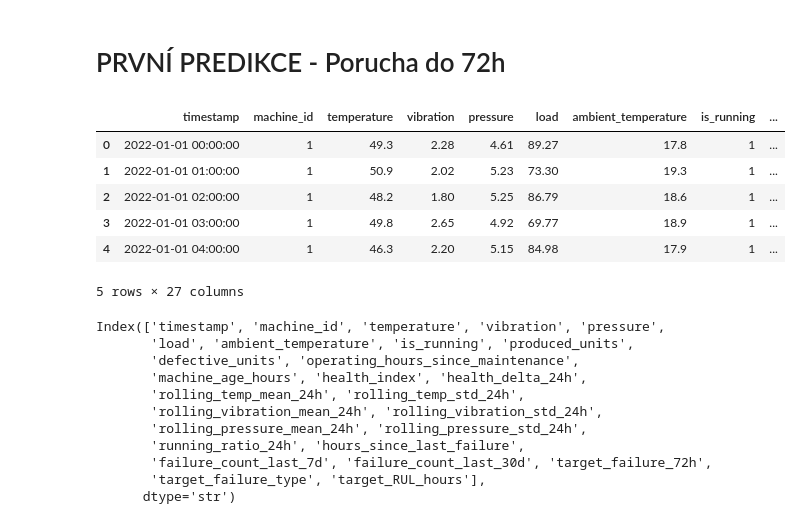
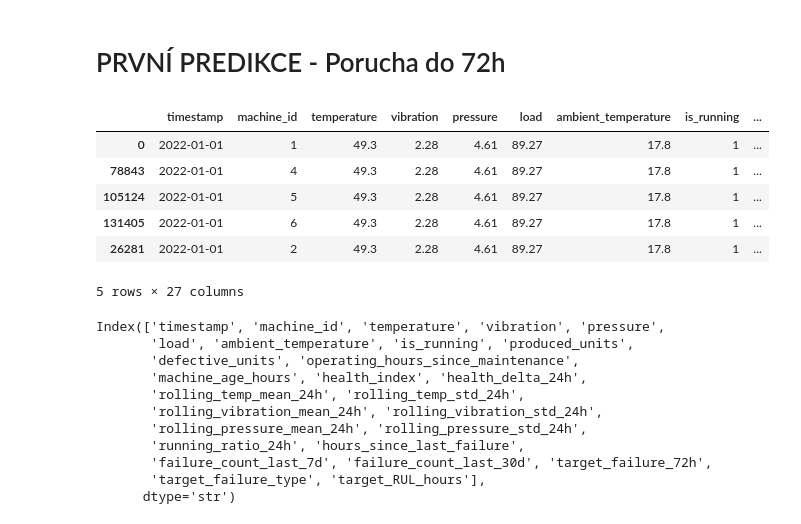
Before and after one commit to jiravo/diplomova-prace, a Jupyter notebook: predictive/failure_72h.ipynb, the cells around one changed output. Cells and saved outputs as stored; diff of their text form; code cells hidden in the pictures.

```diff
--- a/predictive/failure_72h.ipynb
+++ b/predictive/failure_72h.ipynb
@@ -3,16 +3,17 @@
 # %%
 import pandas as pd
 import matplotlib.pyplot as plt
 
-
+# Načtení datasetu
 df = pd.read_csv("../data/ML/Predictive_Dataset.csv", parse_dates=["timestamp"])
-
+df = df.sort_values("timestamp")
+# Kontrola dat
 df.head()
 # %% [output]
 |  | timestamp | machine_id | temperature | vibration | pressure | load | ambient_temperature | is_running | ... |
-| 0 | 2022-01-01 00:00:00 | 1 | 49.3 | 2.28 | 4.61 | 89.27 | 17.8 | 1 | ... |
-| 1 | 2022-01-01 01:00:00 | 1 | 50.9 | 2.02 | 5.23 | 73.30 | 19.3 | 1 | ... |
-| 2 | 2022-01-01 02:00:00 | 1 | 48.2 | 1.80 | 5.25 | 86.79 | 18.6 | 1 | ... |
-| 3 | 2022-01-01 03:00:00 | 1 | 49.8 | 2.65 | 4.92 | 69.77 | 18.9 | 1 | ... |
-| 4 | 2022-01-01 04:00:00 | 1 | 46.3 | 2.20 | 5.15 | 84.98 | 17.9 | 1 | ... |
+| 0 | 2022-01-01 | 1 | 49.3 | 2.28 | 4.61 | 89.27 | 17.8 | 1 | ... |
+| 78843 | 2022-01-01 | 4 | 49.3 | 2.28 | 4.61 | 89.27 | 17.8 | 1 | ... |
+| 105124 | 2022-01-01 | 5 | 49.3 | 2.28 | 4.61 | 89.27 | 17.8 | 1 | ... |
+| 131405 | 2022-01-01 | 6 | 49.3 | 2.28 | 4.61 | 89.27 | 17.8 | 1 | ... |
+| 26281 | 2022-01-01 | 2 | 49.3 | 2.28 | 4.61 | 89.27 | 17.8 | 1 | ... |
 5 rows × 27 columns
```
Also changed, not shown: parts of 28 cells of this notebook.
